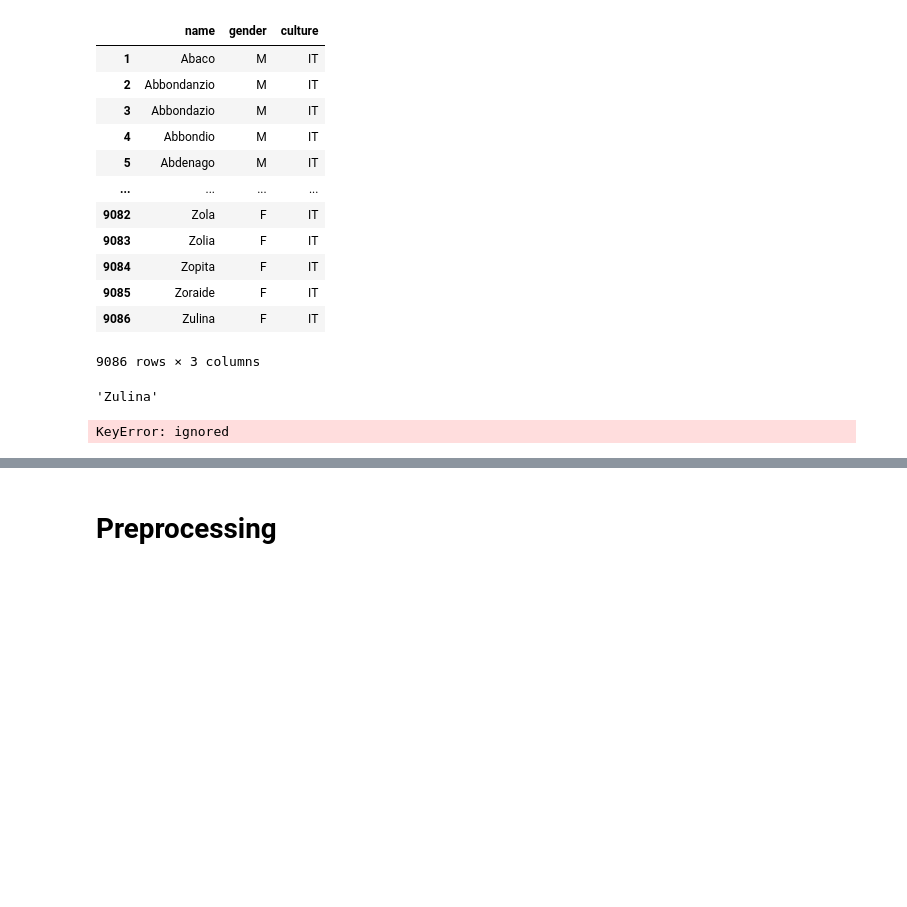
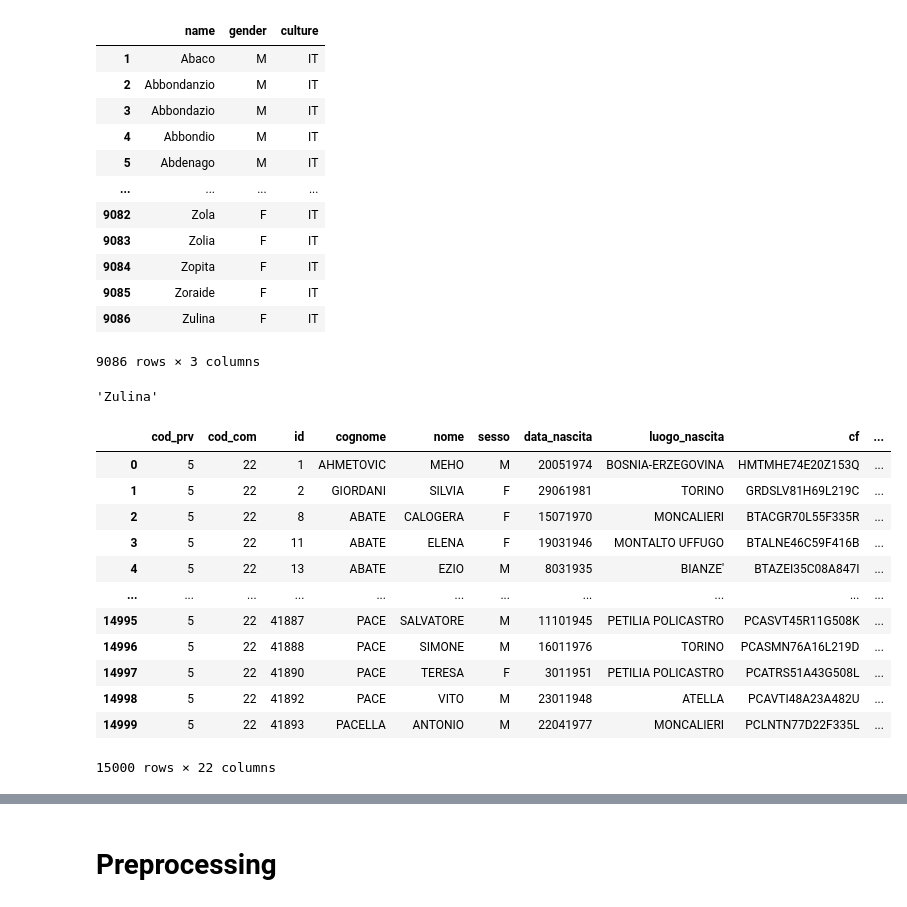
Before and after one commit to sergiorolnic/anonim, a Jupyter notebook: Untitled5.ipynb, the cells around one changed output, grey strips where cells are left out. Saved outputs shown, nothing was run; the diff lists cells and outputs as text; code cells hidden in the pictures; blank space fills up the shorter version.

```diff
--- a/Untitled5.ipynb
+++ b/Untitled5.ipynb
@@ -154,8 +152,20 @@ cn['nome'] = cn['nome'].apply(fill_missing)
 cn["nome"] = cn["nome"].str.upper()
 # %%
 cn["cognome"] = cn["cognome"].str.upper()
-# %%
-cn["cognome"]["INTILI"]
-# %% [output]
-KeyError: ignored
+# %%
+df
+# %% [output]
+|  | cod_prv | cod_com | id | cognome | nome | sesso | data_nascita | luogo_nascita | cf | ... |
+| 0 | 5 | 22 | 1 | AHMETOVIC | MEHO | M | 20051974 | BOSNIA-ERZEGOVINA | HMTMHE74E20Z153Q | ... |
+| 1 | 5 | 22 | 2 | GIORDANI | SILVIA | F | 29061981 | TORINO | GRDSLV81H69L219C | ... |
+| 2 | 5 | 22 | 8 | ABATE | CALOGERA | F | 15071970 | MONCALIERI | BTACGR70L55F335R | ... |
+| 3 | 5 | 22 | 11 | ABATE | ELENA | F | 19031946 | MONTALTO UFFUGO | BTALNE46C59F416B | ... |
+| 4 | 5 | 22 | 13 | ABATE | EZIO | M | 8031935 | BIANZE' | BTAZEI35C08A847I | ... |
+| ... | ... | ... | ... | ... | ... | ... | ... | ... | ... | ... |
+| 14995 | 5 | 22 | 41887 | PACE | SALVATORE | M | 11101945 | PETILIA POLICASTRO | PCASVT45R11G508K | ... |
+| 14996 | 5 | 22 | 41888 | PACE | SIMONE | M | 16011976 | TORINO | PCASMN76A16L219D | ... |
+| 14997 | 5 | 22 | 41890 | PACE | TERESA | F | 3011951 | PETILIA POLICASTRO | PCATRS51A43G508L | ... |
+| 14998 | 5 | 22 | 41892 | PACE | VITO | M | 23011948 | ATELLA | PCAVTI48A23A482U | ... |
+| 14999 | 5 | 22 | 41893 | PACELLA | ANTONIO | M | 22041977 | MONCALIERI | PCLNTN77D22F335L | ... |
+15000 rows × 22 columns
 # %%
```
Also changed, not shown: parts of 49 cells of this notebook.
